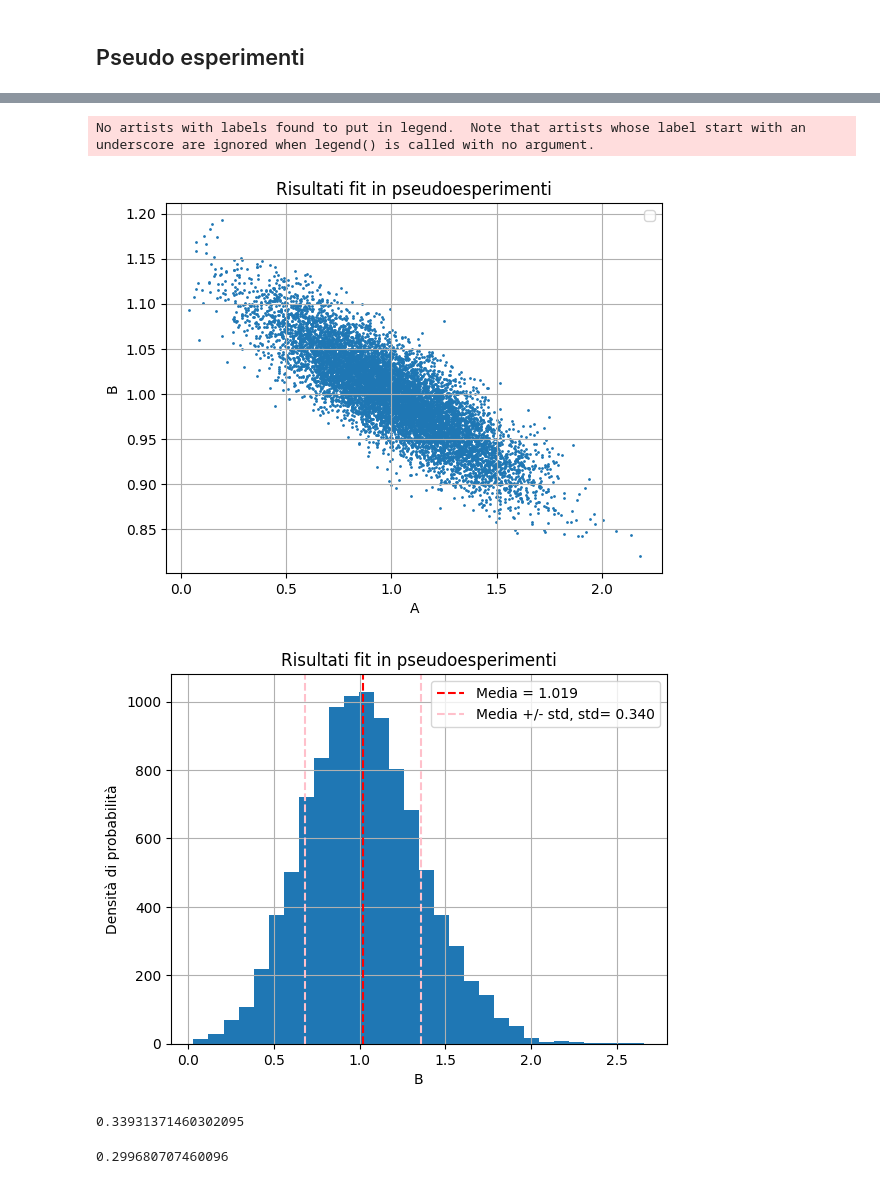
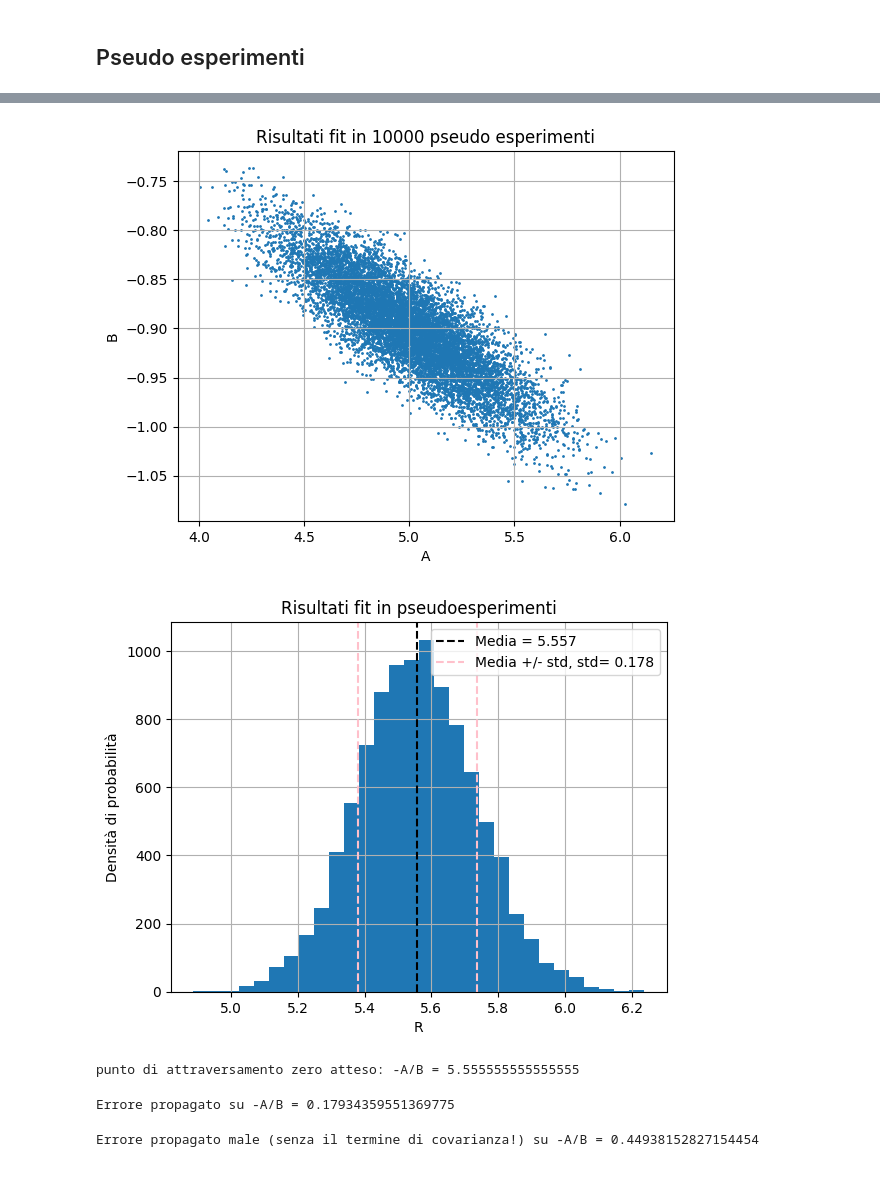
Before and after one commit to campajola/python_lecture_lab2, a Jupyter notebook: 03_miscellanea.ipynb, the cells around one changed output, grey strips where cells are left out. Drawn from its saved outputs; the diff is of its cells as text; code cells hidden in the pictures.

```diff
--- a/03_miscellanea.ipynb
+++ b/03_miscellanea.ipynb
@@ -20,8 +20,8 @@ Ad esempio supponiamo che esista una relazione lineare tra x e y del tipo y = A
 npoints = 10
 
 x = np.linspace(0, 10, npoints)
-A = 1
-B = 1
+A = 5
+B = -.9
 y = func(x, A, B)
 
 plt.plot(x, func(x, A, B) , label='modello')
@@ -38,7 +40,7 @@ Possiamo includere nel modello anche un'icertezza sulla misura e utilizzare la f
 # %%
-sigma = 0.5
-W = np.ones_like(x)/sigma**2
-noise = sigma*np.random.normal(0,1,npoints) #errore gaussiano.
+sigma = .3 #errore sulla misura
+W = np.ones_like(x)/sigma**2 #array di pesi
+noise = np.random.normal(0,sigma,npoints) # 'rumore' introdotto nella misura. Modellizzato secondo una gaussiana di media 0 e larghezza = sigma.
 y = func(x, A, B) + noise
 a_f, b_f, sigma_a_f, sigma_b_f, cov_ab_f, chi2_f = fit_lineare_pesato(x, y, W)
 
@@ -70,7 +74,7 @@ nsim = 10000
 for i in range(nsim):
     sigma = 0.5
     W = np.ones_like(x)/sigma**2
-    noise = sigma*np.random.normal(0,1,npoints)
+    noise = np.random.normal(0,sigma,npoints)
     y = func(x, A, B) + noise
     a_f, b_f, sigma_a_f, sigma_b_f, cov_ab_f, chi2_f = fit_lineare_pesato(x, y, W, verbose=False)
 
@@ -156,40 +171,41 @@ plt.show()
 plt.scatter(AF, BF, s=1)
 plt.xlabel('A')
 plt.ylabel('B')
-#plt.ylabel('Densità di probabilità')
-plt.title("Risultati fit in pseudoesperimenti")
-plt.legend()
+plt.title(f"Risultati fit in {nsim} pseudo esperimenti")
+#plt.legend()
 plt.grid(True)
 plt.show()
 # %% [output]
-No artists with labels found to put in legend.  Note that artists whose label start with an underscore are ignored when legend() is called with no argument.
-[figure, old version]
+[figure, new version]
 # %%
-R = AF/BF
+R = -AF/BF # punto di attraversamento dello zero: 0 = A + B*x
+
 plt.hist(R, bins=30)
-
 mean_R = np.mean(R)
 std_R = np.std(R)
-plt.axvline(mean_R, color='red', linestyle='--', label=f'Media = {mean_R:.3f}')
+plt.axvline(mean_R, color='black', linestyle='--', label=f'Media = {mean_R:.3f}')
 plt.axvline(mean_R + std_R, color='pink', linestyle='--', label=f'Media +/- std, std= {std_R:.3f}')
 plt.axvline(mean_R - std_R, color='pink', linestyle='--', )
 
-plt.xlabel('B')
+plt.xlabel('R')
 plt.ylabel('Densità di probabilità')
 plt.title("Risultati fit in pseudoesperimenti")
 plt.legend()
 plt.grid(True)
 plt.show()
 # %% [output]
-[figure, old version]
+[figure, new version]
+# %%
+print(f'punto di attraversamento zero atteso: -A/B = {-A/B}')
+# %% [output]
+punto di attraversamento zero atteso: -A/B = 5.555555555555555
+# %%
+sigma_R = abs(R) * np.sqrt((SAF / AF)**2 + (SBF / BF)**2 - 2 * (COV / (AF * BF)))
+print(f'Errore propagato su -A/B = {sigma_R.mean()}')
+# %% [output]
+Errore propagato su -A/B = 0.17934359551369775
 # %%
-sigma_R = abs(R) * np.sqrt((SAF / AF)**2 + (SBF / BF)**2 - 2 * (COV / (AF * BF)))
 sigma_R_sbagliato = abs(R) * np.sqrt((SAF / AF)**2 + (SBF / BF)**2 )
+print(f'Errore propagato male (senza il termine di covarianza!) su -A/B = {sigma_R_sbagliato.mean()}')
+# %% [output]
+Errore propagato male (senza il termine di covarianza!) su -A/B = 0.44938152827154454
-# %%
-sigma_R.mean()
-# %% [output]
-0.33931371460302095
-# %%
-sigma_R_sbagliato.mean()
-# %% [output]
-0.299680707460096
```
Also changed, not shown: parts of 11 cells of this notebook, 4 other files.
